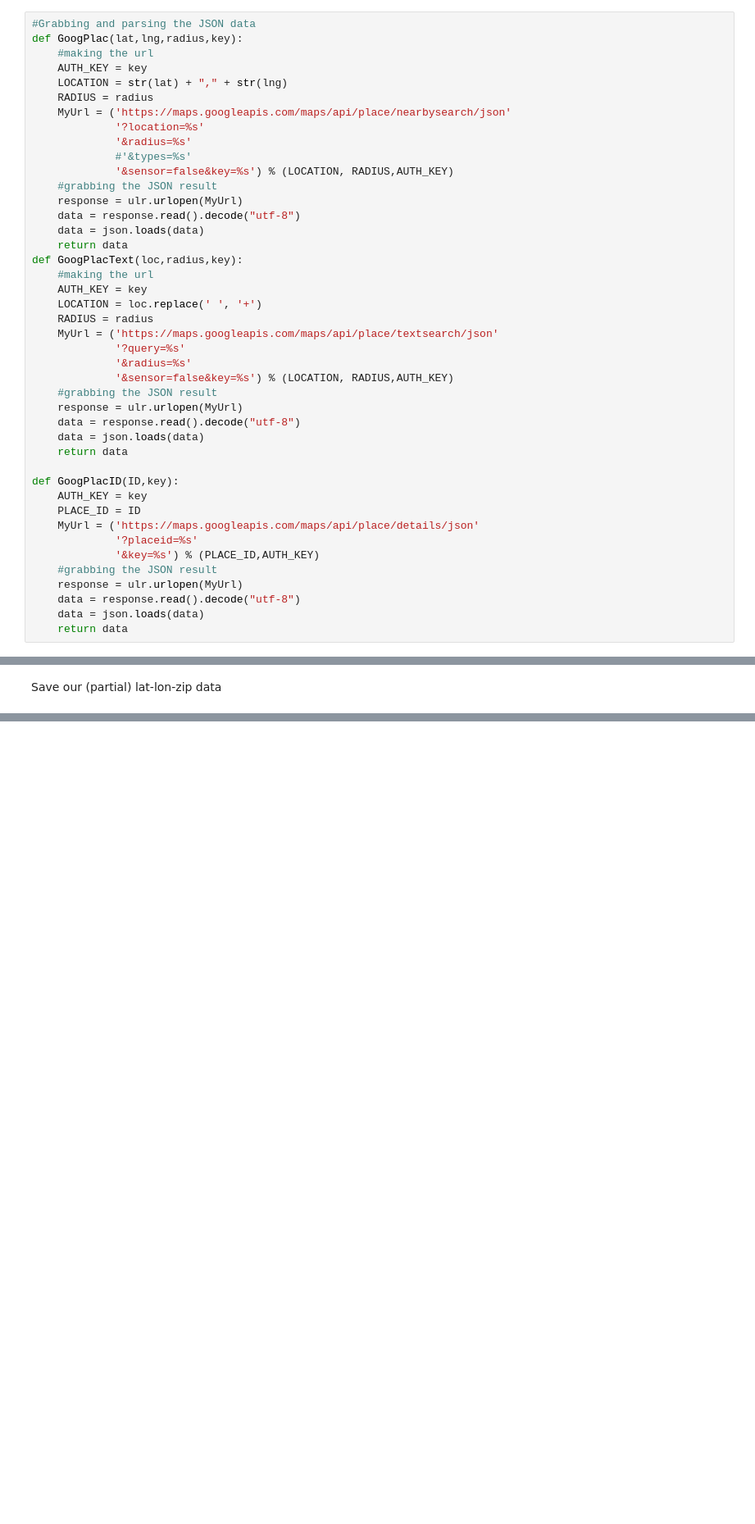
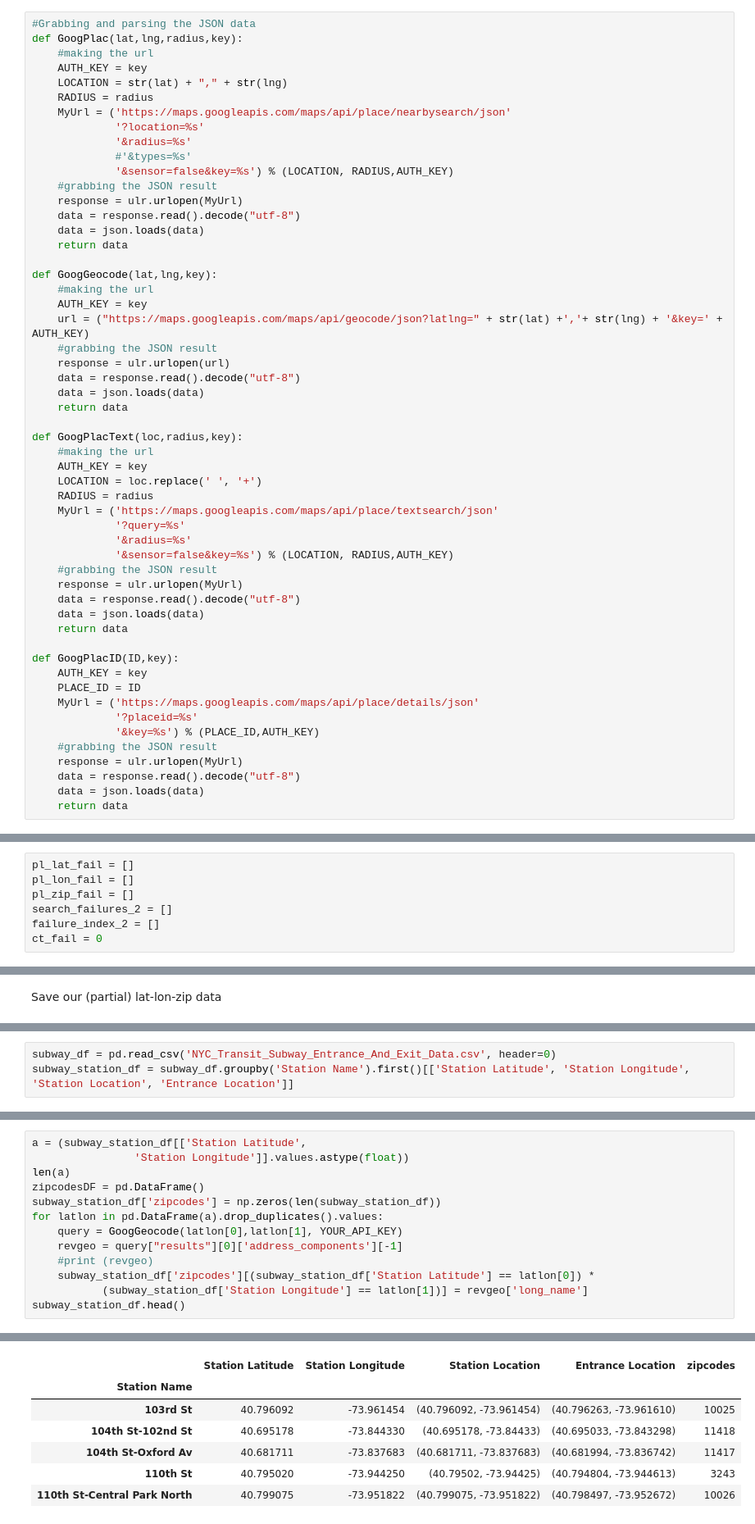
Before and after one commit to brenton72/NYC-crime-project, a Jupyter notebook: plotting_notebooks/Geocoding_notebook.ipynb, the cells around one changed output, grey strips where cells are left out. Shown at 82% size. Cells and saved outputs as stored; diff of their text form; blank space fills up the shorter version.

```diff
--- a/plotting_notebooks/Geocoding_notebook.ipynb
+++ b/plotting_notebooks/Geocoding_notebook.ipynb
@@ -47,6 +47,17 @@ def GoogPlac(lat,lng,radius,key):
     data = response.read().decode("utf-8")
     data = json.loads(data)
     return data
+
+def GoogGeocode(lat,lng,key):
+    #making the url
+    AUTH_KEY = key
+    url = ("https://maps.googleapis.com/maps/api/geocode/json?latlng=" + str(lat) +','+ str(lng) + '&key=' + AUTH_KEY)
+    #grabbing the JSON result
+    response = ulr.urlopen(url)
+    data = response.read().decode("utf-8")
+    data = json.loads(data)
+    return data
+
 def GoogPlacText(loc,radius,key):
     #making the url
     AUTH_KEY = key
@@ -190,0 +218,7 @@ print(len(failure_index))
+# %%
+pl_lat_fail = []
+pl_lon_fail = []
+pl_zip_fail = []
+search_failures_2 = []
+failure_index_2 = []
+ct_fail = 0
@@ -251,0 +323,3 @@ df_merged.to_csv(out_file_name)
+# %%
+subway_df = pd.read_csv('NYC_Transit_Subway_Entrance_And_Exit_Data.csv', header=0)
+subway_station_df = subway_df.groupby('Station Name').first()[['Station Latitude', 'Station Longitude', 'Station Location', 'Entrance Location']]
@@ -251,0 +328,14 @@ df_merged.to_csv(out_file_name)
+# %%
+a = (subway_station_df[['Station Latitude',
+                'Station Longitude']].values.astype(float))
+len(a)
+zipcodesDF = pd.DataFrame()
+subway_station_df['zipcodes'] = np.zeros(len(subway_station_df))
+for latlon in pd.DataFrame(a).drop_duplicates().values:
+    query = GoogGeocode(latlon[0],latlon[1], YOUR_API_KEY)
+    revgeo = query["results"][0]['address_components'][-1]
+    #print (revgeo)
+    subway_station_df['zipcodes'][(subway_station_df['Station Latitude'] == latlon[0]) *
+           (subway_station_df['Station Longitude'] == latlon[1])] = revgeo['long_name']
+subway_station_df.head()
+# %% [output]
@@ -251,0 +345,7 @@ df_merged.to_csv(out_file_name)
+|  | Station Latitude | Station Longitude | Station Location | Entrance Location | zipcodes |
+| Station Name |  |  |  |  |  |
+| 103rd St | 40.796092 | -73.961454 | (40.796092, -73.961454) | (40.796263, -73.961610) | 10025 |
+| 104th St-102nd St | 40.695178 | -73.844330 | (40.695178, -73.84433) | (40.695033, -73.843298) | 11418 |
+| 104th St-Oxford Av | 40.681711 | -73.837683 | (40.681711, -73.837683) | (40.681994, -73.836742) | 11417 |
+| 110th St | 40.795020 | -73.944250 | (40.79502, -73.94425) | (40.794804, -73.944613) | 3243 |
+| 110th St-Central Park North | 40.799075 | -73.951822 | (40.799075, -73.951822) | (40.798497, -73.952672) | 10026 |
```
Also changed, not shown: parts of 19 cells of this notebook, 2 other files.
